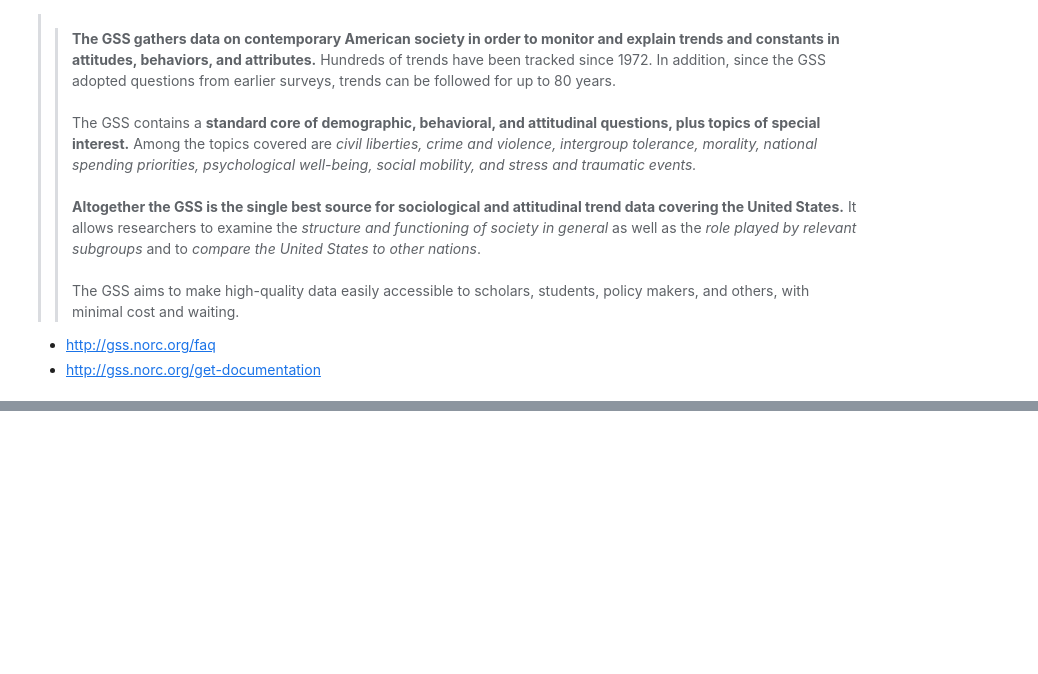
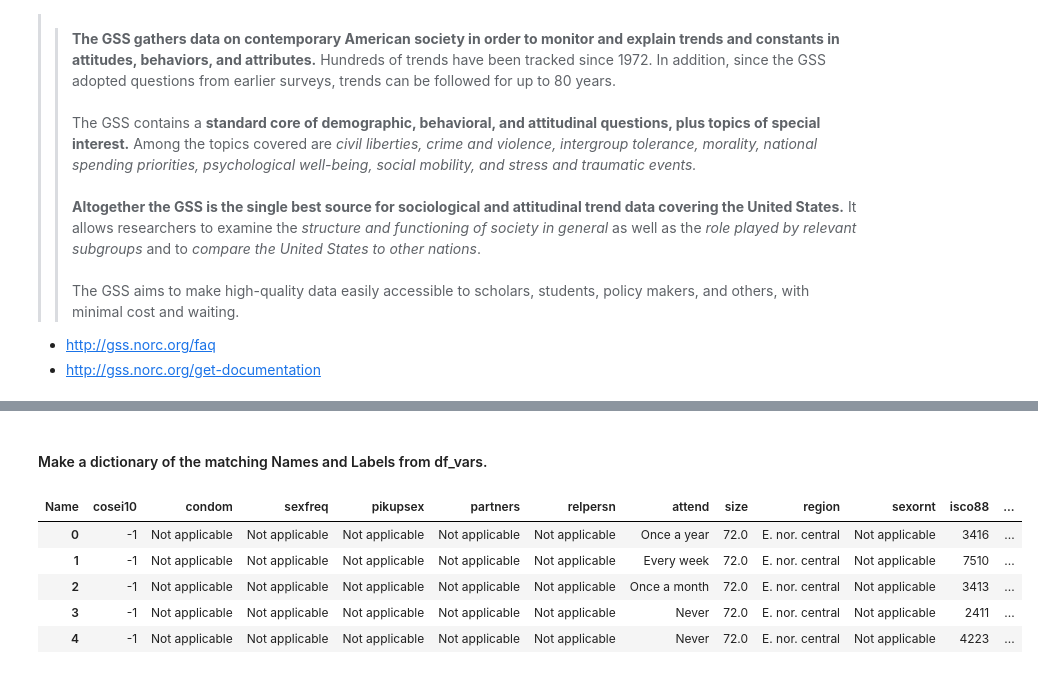
Before and after one commit to jirvingphd/iowa-prisoner-recidivism-mod-3-project, a Jupyter notebook: student.ipynb, the cells around one changed output, grey strips where cells are left out. Cells and saved outputs as stored; diff of their text form; code cells hidden in the pictures; blank space fills up the shorter version.

```diff
--- a/student.ipynb
+++ b/student.ipynb
@@ -58,0 +54,9 @@ None
+# %%
+# Import data from data csv, columns labels and short hand names from vars.csv
+url_data = "https://www.dropbox.com/s/qa0yix5navxubps/GSS_data_utf8.csv?raw=1"
+url_vars = "https://www.dropbox.com/s/b1dtw6x0th9y0ag/GSS_vars_utf8.csv?raw=1"
+url_codes = "https://www.dropbox.com/s/b5ybrjak0gi9thn/GSS_codes_utf8.csv?raw=1"
+df_data =  pd.read_csv(url_data,encoding='utf-8')
+df_vars =  pd.read_csv(url_vars,encoding='utf-8')
+df_codes =  pd.read_csv(url_codes,encoding='utf-8')
+# df_vars = pd.read_excel(url_zod_excel,encoding='latin1', sheet_name='Variables')
@@ -58,0 +74,2 @@ None
+# %% [markdown]
+#### Make a dictionary of the matching Names and Labels from df_vars.
@@ -58,0 +78,12 @@ None
+# %%
+# Change columns to shorthand name  (to change back df_data.columns = df_vars.Labels)
+df_data.columns = df_vars.Name;
+# %%
+df_data.head()
+# %% [output]
+| Name | cosei10 | condom | sexfreq | pikupsex | partners | relpersn | attend | size | region | sexornt | isco88 | ... |
+| 0 | -1 | Not applicable | Not applicable | Not applicable | Not applicable | Not applicable | Once a year | 72.0 | E. nor. central | Not applicable | 3416 | ... |
+| 1 | -1 | Not applicable | Not applicable | Not applicable | Not applicable | Not applicable | Every week | 72.0 | E. nor. central | Not applicable | 7510 | ... |
+| 2 | -1 | Not applicable | Not applicable | Not applicable | Not applicable | Not applicable | Once a month | 72.0 | E. nor. central | Not applicable | 3413 | ... |
+| 3 | -1 | Not applicable | Not applicable | Not applicable | Not applicable | Not applicable | Never | 72.0 | E. nor. central | Not applicable | 2411 | ... |
+| 4 | -1 | Not applicable | Not applicable | Not applicable | Not applicable | Not applicable | Never | 72.0 | E. nor. central | Not applicable | 4223 | ... |
```
Also changed, not shown: parts of 11 cells of this notebook.
